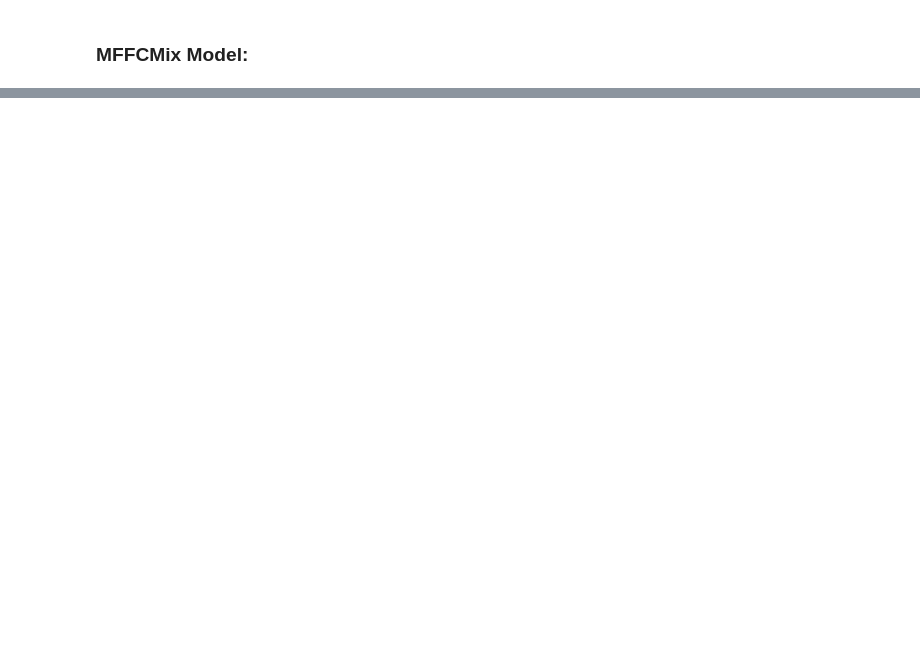
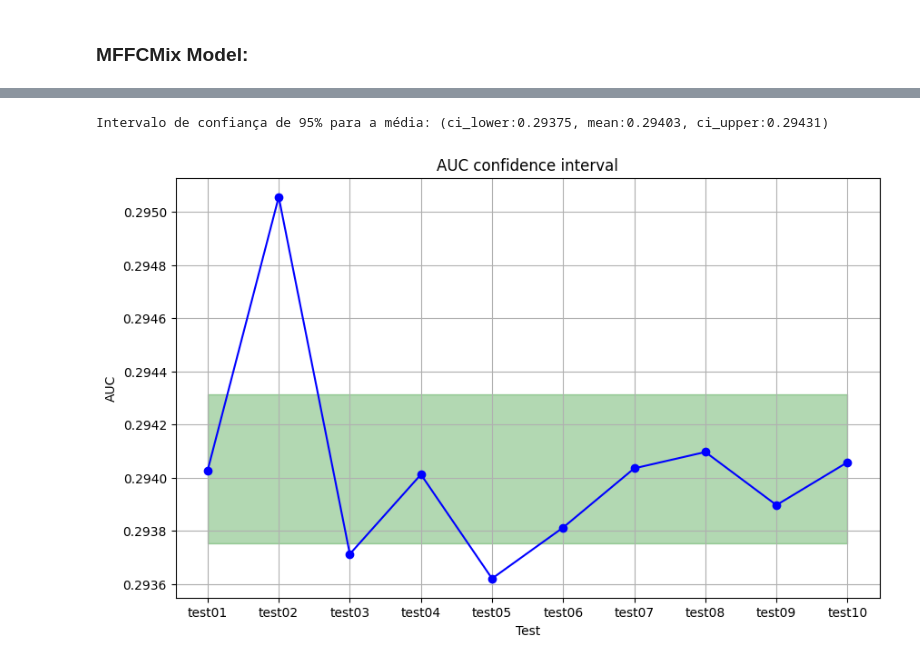
Before and after one commit to jgersonneto/mtsa, a Jupyter notebook: examples/MTSA.ipynb, the cells around one changed output, grey strips where cells are left out. Drawn from its saved outputs; the diff is of its cells as text; code cells hidden in the pictures; blank space fills up the shorter version.

```diff
--- a/examples/MTSA.ipynb
+++ b/examples/MTSA.ipynb
@@ -125,0 +1130,21 @@ ImportError: cannot import name 'IsolationForestMix' from 'mtsa' (/usr/local/lib
+# %%
+path_file_csv01 = '../experiments_result/100/n_estimator-100_contamination-0.1_max_samples-128_max_features-0.3.csv'
+path_file_csv02 = '../experiments_result/100/n_estimator-100_contamination-0.1_max_samples-128_max_features-0.5.csv'
+path_file_csv03 = '../experiments_result/100/n_estimator-100_contamination-0.1_max_samples-128_max_features-0.8.csv'
+path_file_csv04 = '../experiments_result/100/n_estimator-100_contamination-0.1_max_samples-128_max_features-1.0.csv'
+path_file_csv05 = '../experiments_result/100/n_estimator-100_contamination-0.1_max_samples-256_max_features-0.3.csv'
+path_file_csv06 = '../experiments_result/100/n_estimator-100_contamination-0.1_max_samples-256_max_features-0.5.csv'
+path_file_csv07 = '../experiments_result/100/n_estimator-100_contamination-0.1_max_samples-256_max_features-0.8.csv'
+path_file_csv08 = '../experiments_result/100/n_estimator-100_contamination-0.1_max_samples-256_max_features-1.0.csv'
+path_file_csv09 = '../experiments_result/100/n_estimator-100_contamination-0.172_max_samples-128_max_features-0.3.csv'
+path_file_csv10 = '../experiments_result/100/n_estimator-100_contamination-0.172_max_samples-128_max_features-0.5.csv'
+path_file_csv11 = '../experiments_result/100/n_estimator-100_contamination-0.172_max_samples-128_max_features-0.8.csv'
+path_file_csv12 = '../experiments_result/100/n_estimator-100_contamination-0.172_max_samples-128_max_features-1.0.csv'
+path_file_csv13 = '../experiments_result/100/n_estimator-100_contamination-0.172_max_samples-256_max_features-0.3.csv'
+path_file_csv14 = '../experiments_result/100/n_estimator-100_contamination-0.172_max_samples-256_max_features-0.5.csv'
+path_file_csv15 = '../experiments_result/100/n_estimator-100_contamination-0.172_max_samples-256_max_features-0.8.csv'
+path_file_csv16 = '../experiments_result/100/n_estimator-100_contamination-0.172_max_samples-256_max_features-1.0.csv'
+path_file_csv17 = '../experiments_result/200/n_estimator-200_contamination-0.1_max_samples-128_max_features-0.3.csv'
+path_file_csv18 = '../experiments_result/200/n_estimator-200_contamination-0.1_max_samples-128_max_features-0.5.csv'
+df_experiments_result_auc = pd.read_csv(path_file_csv01)
+df_experiments_result_auc
@@ -125,0 +1163,21 @@ ImportError: cannot import name 'IsolationForestMix' from 'mtsa' (/usr/local/lib
+# %%
+ci_lower, ci_upper = st.t.interval(alpha=0.95, df=len(df_experiments_result_auc['AUC_ROC'])-1, loc=np.mean(df_experiments_result_auc['AUC_ROC']), scale=st.sem(df_experiments_result_auc['AUC_ROC']))
+
+print(f"Intervalo de confiança de 95% para a média: (ci_lower:{ci_lower:.5f}, mean:{np.mean(df_experiments_result_auc['AUC_ROC']):.5f}, ci_upper:{ci_upper:.5f})")
+print()
+print()
+# %% [output]
+Intervalo de confiança de 95% para a média: (ci_lower:0.29375, mean:0.29403, ci_upper:0.29431)
+# %%
+test_name = ['test01','test02','test03','test04','test05','test06','test07','test08','test09','test10']
+
+plt.figure(figsize=(10, 6))
+plt.plot(test_name, df_experiments_result_auc['AUC_ROC'], marker="o", color="b")
+plt.fill_between(test_name, ci_lower, ci_upper, color="green", alpha=0.3)
+plt.xlabel("Test")
+plt.ylabel("AUC")
+plt.title("AUC confidence interval")
+plt.grid(True)
+plt.show()
+# %% [output]
+[figure, added]
```
Also changed, not shown: parts of 111 cells of this notebook, 37 other files.
